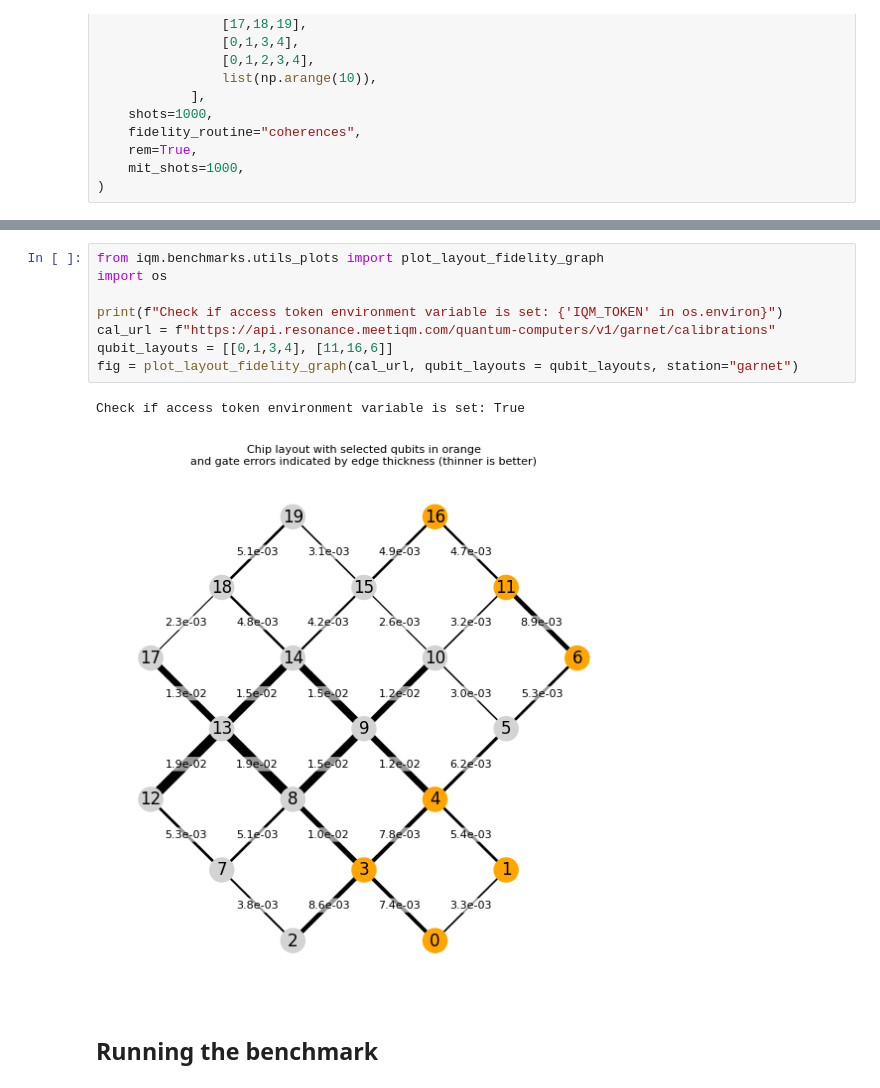
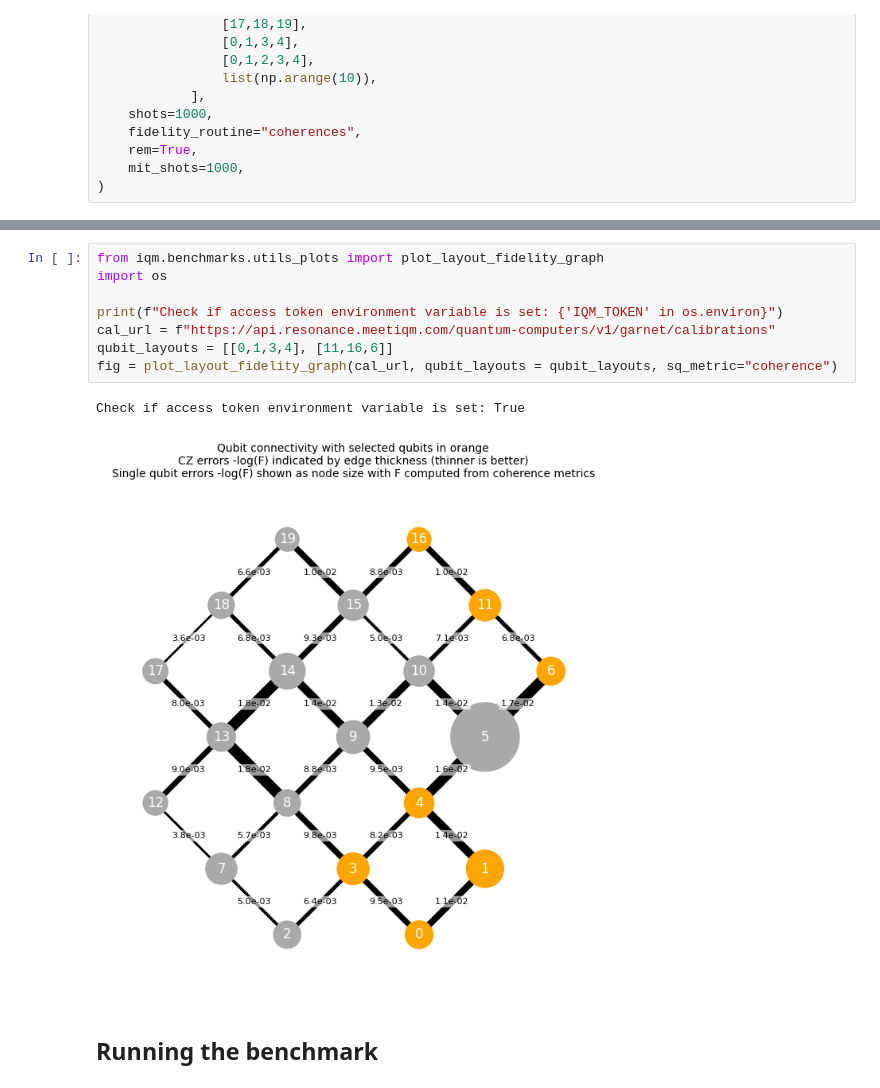
Before and after one commit to iqm-finland/iqm-benchmarks, a Jupyter notebook: docs/examples/example_ghz.ipynb, the cells around one changed output, grey strips where cells are left out. Saved outputs shown, nothing was run; the diff lists cells and outputs as text.

```diff
--- a/docs/examples/example_ghz.ipynb
+++ b/docs/examples/example_ghz.ipynb
@@ -56,14 +57,14 @@ Use of the plot:
 # %%
 from iqm.benchmarks.utils_plots import plot_layout_fidelity_graph
 import os
 
 print(f"Check if access token environment variable is set: {'IQM_TOKEN' in os.environ}")
 cal_url = f"https://api.resonance.meetiqm.com/quantum-computers/v1/garnet/calibrations"
 qubit_layouts = [[0,1,3,4], [11,16,6]]
-fig = plot_layout_fidelity_graph(cal_url, qubit_layouts = qubit_layouts, station="garnet")
+fig = plot_layout_fidelity_graph(cal_url, qubit_layouts = qubit_layouts, sq_metric="coherence")
 # %% [output]
 Check if access token environment variable is set: True
-[figure, old version]
+[figure, new version]
 # %% [markdown]
 ## Running the benchmark
 # %%
```
Also changed, not shown: parts of 1 cell of this notebook, 9 other files.
